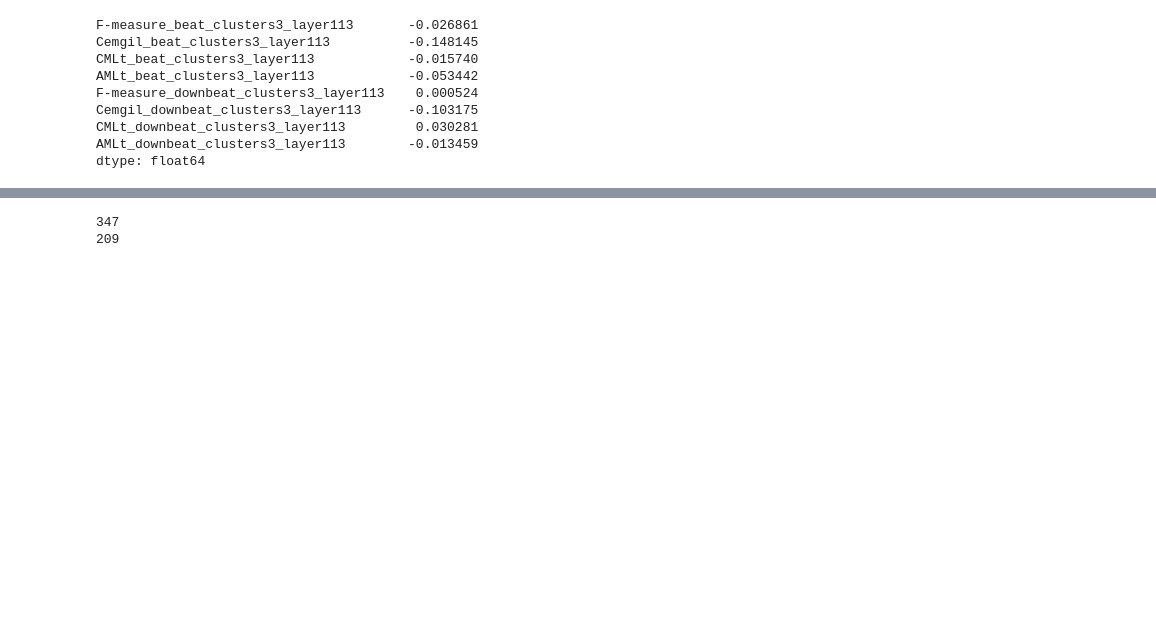
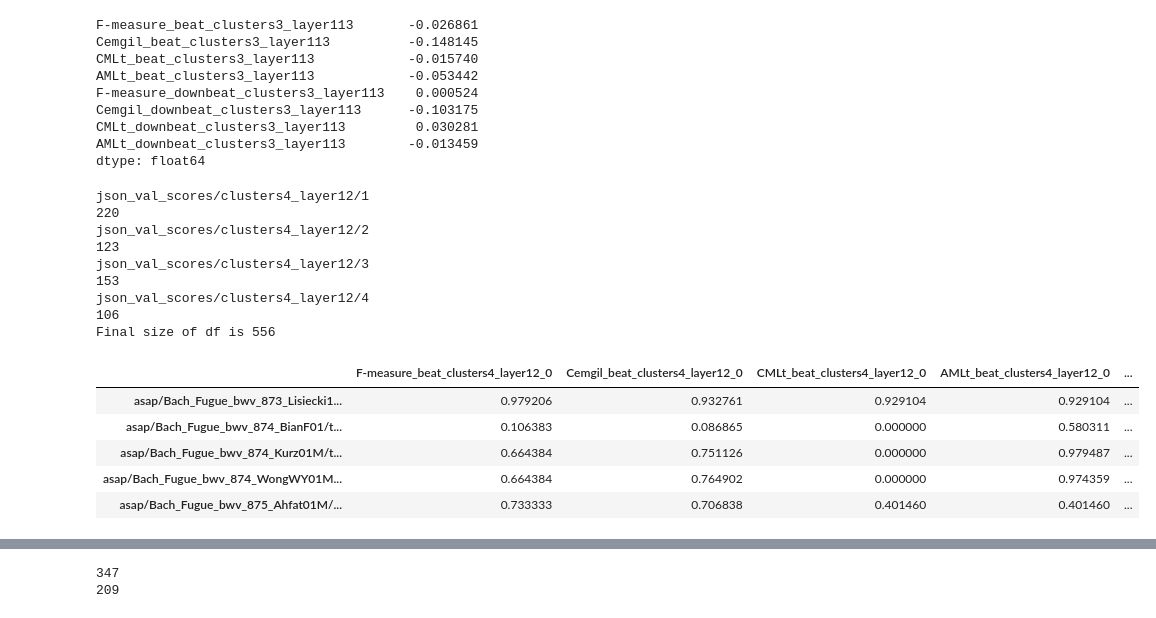
Before and after one commit to PulyaPolya/beat_this, a Jupyter notebook: results_evaluation.ipynb, the cells around one changed output, grey strips where cells are left out. Cells and saved outputs as stored; diff of their text form; code cells hidden in the pictures; blank space fills up the shorter version.

```diff
--- a/results_evaluation.ipynb
+++ b/results_evaluation.ipynb
@@ -169,3 +176,34 @@ Cemgil_downbeat_clusters3_layer113      -0.103175
 CMLt_downbeat_clusters3_layer113         0.030281
 AMLt_downbeat_clusters3_layer113        -0.013459
 dtype: float64
+# %%
+json_path = "json_val_scores"
+layer = 12
+cluster_numbers = [1,2,3,4]
+df_list = []
+seed = 0
+cluster_config = "clusters4_layer12"
+for cluster_number in cluster_numbers:
+    df_cluster = construct_df_clsuter_data(json_path, seed, cluster_config, cluster_number, rename_columns= cluster_config)
+    df_list.append (df_cluster)
+df_total = pd.concat(df_list, axis=0)
+df = df_total.groupby(df_total.index).mean()
+# sanity check on number of validation files (should be 556)
+print(f"Final size of df is {len(df)}")
+df.head()
+# %% [output]
+json_val_scores/clusters4_layer12/1
+220
+json_val_scores/clusters4_layer12/2
+123
+json_val_scores/clusters4_layer12/3
+153
+json_val_scores/clusters4_layer12/4
+106
+Final size of df is 556
+|  | F-measure_beat_clusters4_layer12_0 | Cemgil_beat_clusters4_layer12_0 | CMLt_beat_clusters4_layer12_0 | AMLt_beat_clusters4_layer12_0 | ... |
+| asap/Bach_Fugue_bwv_873_Lisiecki1... | 0.979206 | 0.932761 | 0.929104 | 0.929104 | ... |
+| asap/Bach_Fugue_bwv_874_BianF01/t... | 0.106383 | 0.086865 | 0.000000 | 0.580311 | ... |
+| asap/Bach_Fugue_bwv_874_Kurz01M/t... | 0.664384 | 0.751126 | 0.000000 | 0.979487 | ... |
+| asap/Bach_Fugue_bwv_874_WongWY01M... | 0.664384 | 0.764902 | 0.000000 | 0.974359 | ... |
+| asap/Bach_Fugue_bwv_875_Ahfat01M/... | 0.733333 | 0.706838 | 0.401460 | 0.401460 | ... |
```
Also changed, not shown: parts of 11 cells of this notebook.
